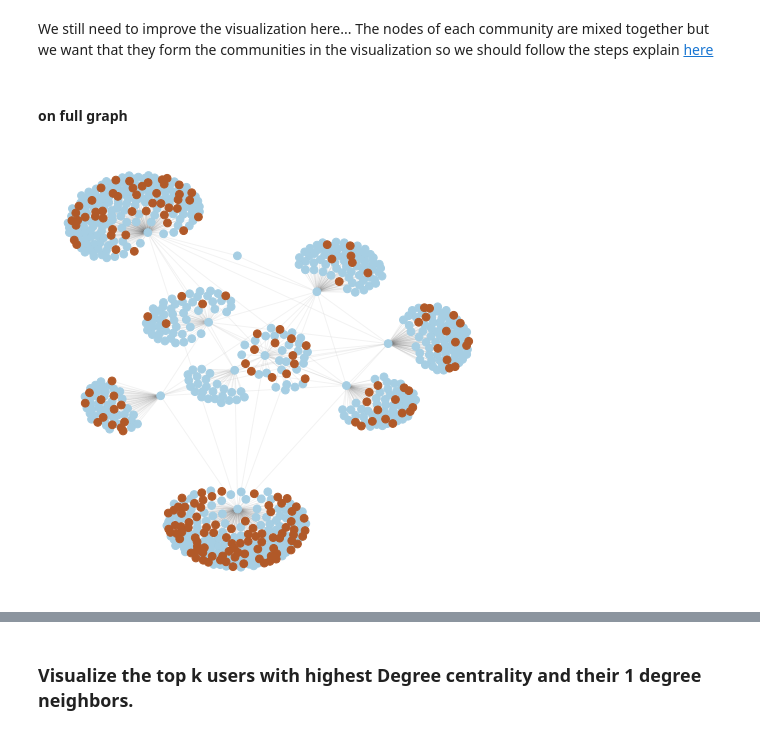
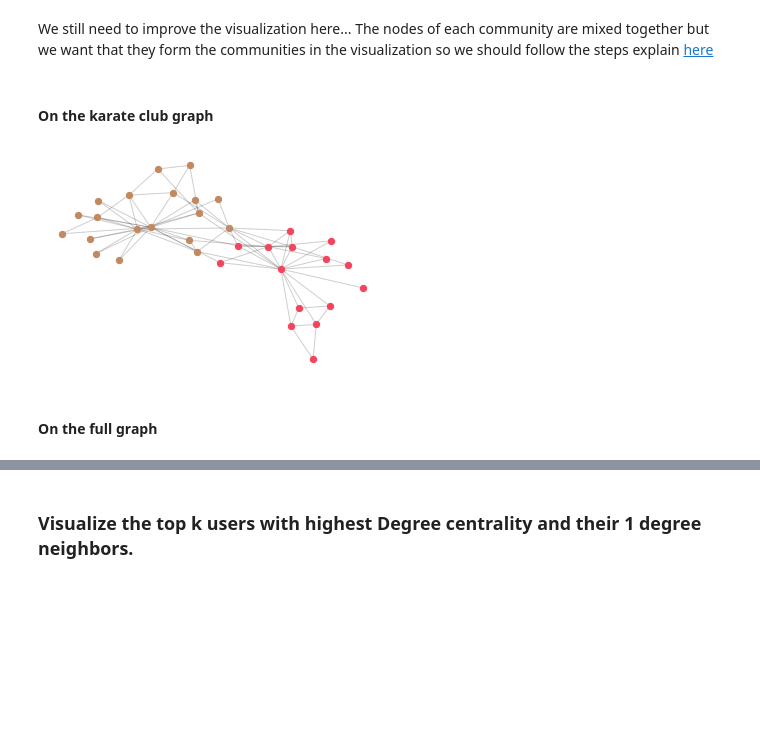
Before and after one commit to SocialMediaAnalytics2020/Project, a Jupyter notebook: Social Media Analytics Project.ipynb, the cells around one changed output, grey strips where cells are left out. Drawn from its saved outputs; the diff is of its cells as text; code cells hidden in the pictures; blank space fills up the shorter version.

```diff
--- a/Social Media Analytics Project.ipynb
+++ b/Social Media Analytics Project.ipynb
@@ -834,8 +852,25 @@ We can see that the first nodes to appear in this subgraph are the top ones (in
 ### Visualize the output of Girvan-Newman by coloring the nodes according to their assigned communities.
 # %% [markdown]
 We still need to improve the visualization here... The nodes of each community are mixed together but we want that they form the communities in the visualization so we should follow the steps explain [here](https://stackoverflow.com/questions/43541376/how-to-draw-communities-with-networkx)
+# %% [markdown]
+#### On the karate club graph
+# %%
+X = nx.karate_club_graph()
+resulting_G = girvan_newman(X)
+communities = nx.connected_components(resulting_G)
+pos = nx.fruchterman_reingold_layout(X)  # compute graph layout
+
+for community in communities:
+    rgb = (random.random(), random.random(), random.random())
+    nx.draw_networkx_nodes(X, pos, node_size=40,nodelist=list(community), node_color=[rgb], cmap=plt.get_cmap('Paired'))
+    nx.draw_networkx_edges(X, pos, alpha=0.1)
+
+plt.axis('off')
+plt.show()
+# %% [output]
+[figure, added]
 # %% [markdown]
-#### on full graph
+#### On the full graph
 # %%
 def one_degree_neighbor(neighbors, G):
     results = []
@@ -843,30 +878,3 @@ def one_degree_neighbor(neighbors, G):
         if G.degree[node] == 1:
             results.append(node)
     return results
-# %%
-#create a subgraph of the full graph with resulting nodes from random walk based on degree and their one degree neighbors
-visitedNodes, startNode = restart_degree_random_walk(fullG, 5, 2)
-final_nodes = visitedNodes
-for node in visitedNodes:
-        list_nodes = one_degree_neighbor([n for n in fullG[node]], fullG)
-        final_nodes = final_nodes + list_nodes
-X = fullG.subgraph(final_nodes)
-resulting_G = girvan_newman(X)
-
-colors = []
-i = 0
-partition = dict()
-communities = nx.connected_components(resulting_G)
-for community in communities:
-    for node in community:
-        colors.append(i)
-    i = i+1
-
-pos = nx.spring_layout(X)  # compute graph layout
-plt.figure(figsize=(8, 8))
-plt.axis('off')
-nx.draw_networkx_nodes(X, pos, node_size=60, node_color=colors, cmap=plt.get_cmap('Paired'))
-nx.draw_networkx_edges(X, pos, alpha=0.05)
-plt.show()
-# %% [output]
-[figure, removed]
```
Also changed, not shown: parts of 22 cells of this notebook.
